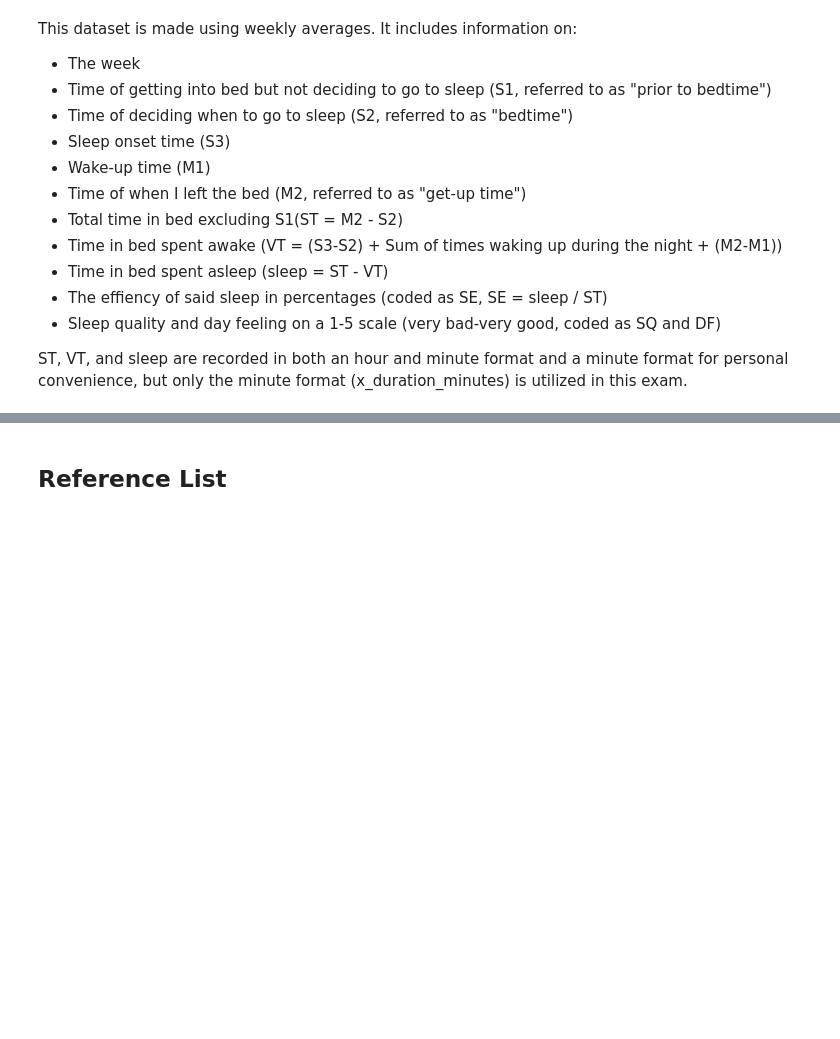
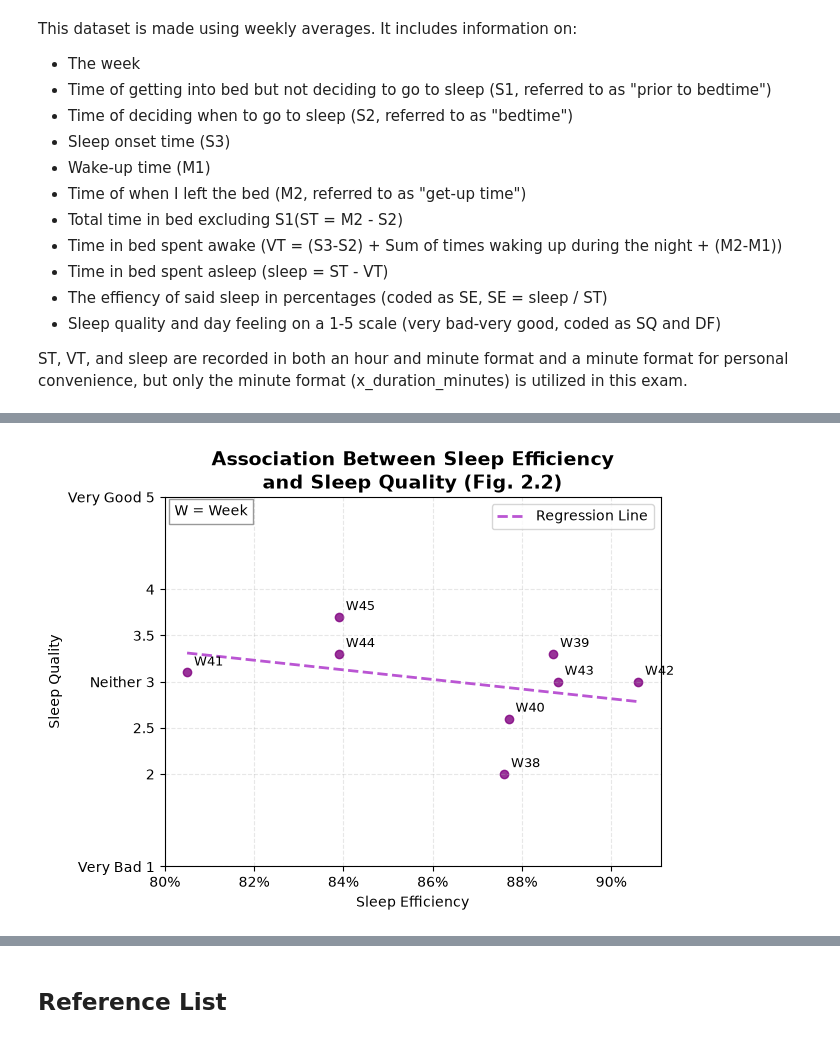
Before and after one commit to MarieBaa/Exam-PSY-3035, a Jupyter notebook: Exam.ipynb, the cells around one changed output, grey strips where cells are left out. Cells and saved outputs as stored; diff of their text form; code cells hidden in the pictures; blank space fills up the shorter version.

```diff
--- a/Exam.ipynb
+++ b/Exam.ipynb
@@ -469,0 +536,78 @@ The grid, y-axis, and text choices remain the same as in figure 3.1 for the same
+# %%
+#==========================================================================================================================================================================================================================================================#Figure
+#Figure 2.2
+#==========================================================================================================================================================================================================================================================#General
+#General
+SQ = data["sleep_quality"]
+SE = data["sleep_efficiency"]
+
+#==========================================================================================================================================================================================================================================================#Scatter Plot
+#Scatter Plot (Bro Code, 2025; Karina Adcock, 2023)
+plt.scatter(
+    SE,
+    SQ,
+    color="purple",                                                                                     #(Hunter et al., 2026a; Phillips, 2022)
+    alpha=0.8,
+)
+
+##Enumerating so you see the week for each scatter point (Kimberly Fessel, 2021)
+for i, week in enumerate(data["week"]):
+    plt.annotate(
+        week,                                                                                           #Data from dataset for the program to use
+        (SE.iloc[i], SQ.iloc[i]),
+        ###"SE.iloc" is for the x-axis so essentially "x.iloc". Same for "SQ.iloc" but for the y axis so essentially "y.iloc". i is for coordinates for each datapoint
+        fontsize=9,
+        xytext=(5, 5),
+        textcoords="offset points"
+    )
+
+#==========================================================================================================================================================================================================================================================#Regression Line
+#Regression Line (Stojiljković, 2024)
+model = LinearRegression()
+model.fit(SE.values.reshape(-1, 1), SQ)
+
+y_pred = model.predict(SE.values.reshape(-1, 1))
+
+r_sq = model.score(SE.values.reshape(-1, 1), SQ)
+
+x_line = np.linspace(SE.min(), SE.max(), 100).reshape(-1, 1)
+y_line = model.predict(x_line)
+
+plt.plot(                                                                                               #To plot in the regression line (Bro Code, 2025; Karina Adcock, 2023)
+    x_line,
+    y_line,
+    color="mediumorchid",                                                                               #(Hunter et al., 2026a; Phillips, 2022)
+    linestyle="--",
+    linewidth=2,
+    label="Regression Line"
+)
+
+#==========================================================================================================================================================================================================================================================#Visuals and Display
+#Visuals and Display
+
+plt.gca().xaxis.set_major_formatter(PercentFormatter(xmax=1, decimals=0))                               #(Matplotlib.ticker.PercentFormatter class in Python, 2025)
+
+plt.ylim(1, 5)                                                                                          #(Matplotlib.pyplot.yticks(), 2025)
+plt.yticks([1, 2, 2.5, 3, 3.5, 4, 5],                                                                   #(Matplotlib.pyplot.yticks(), 2025)
+               ['Very Bad 1', '2', '2.5', 'Neither 3', '3.5', '4', 'Very Good 5'])
+
+plt.grid(True, linestyle="--", alpha=0.3)                                                               #(Grids in Matplotlib, 2026)
+
+plt.text(                                                                                               #(Hunter et al., 2026e; Kimberly Fessel, 2021)
+    0.02, 0.98,
+    "W = Week",
+    transform=plt.gca().transAxes,
+    fontsize=10,
+    verticalalignment="top",
+    bbox=dict(facecolor="white", alpha=0.8, edgecolor="gray")                                           #(Hunter et al., 2026a; Phillips, 2022)
+)
+
+plt.xlabel("Sleep Efficiency")
+plt.ylabel("Sleep Quality")
+plt.title("Association Between Sleep Efficiency\nand Sleep Quality (Fig. 2.2)", fontweight="bold", fontsize="14")
+
+##Display
+plt.legend()                                                                                            #(Hunter et al., 2026c)
+plt.show()
+# %% [output]
+[figure, added]
```
Also changed, not shown: parts of 61 cells of this notebook.
